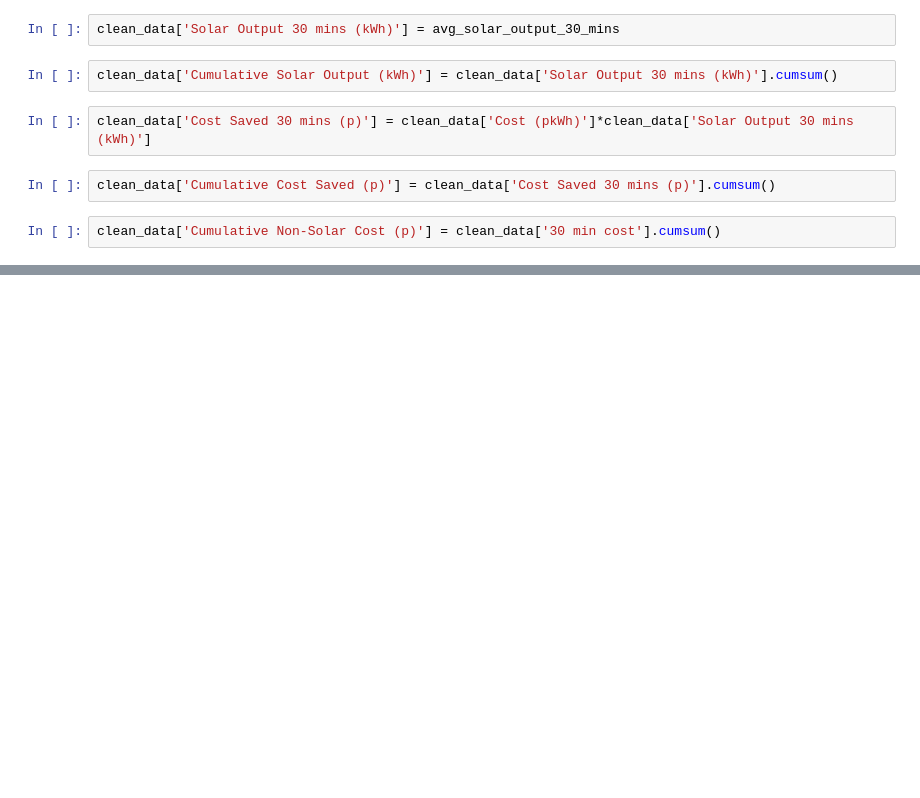
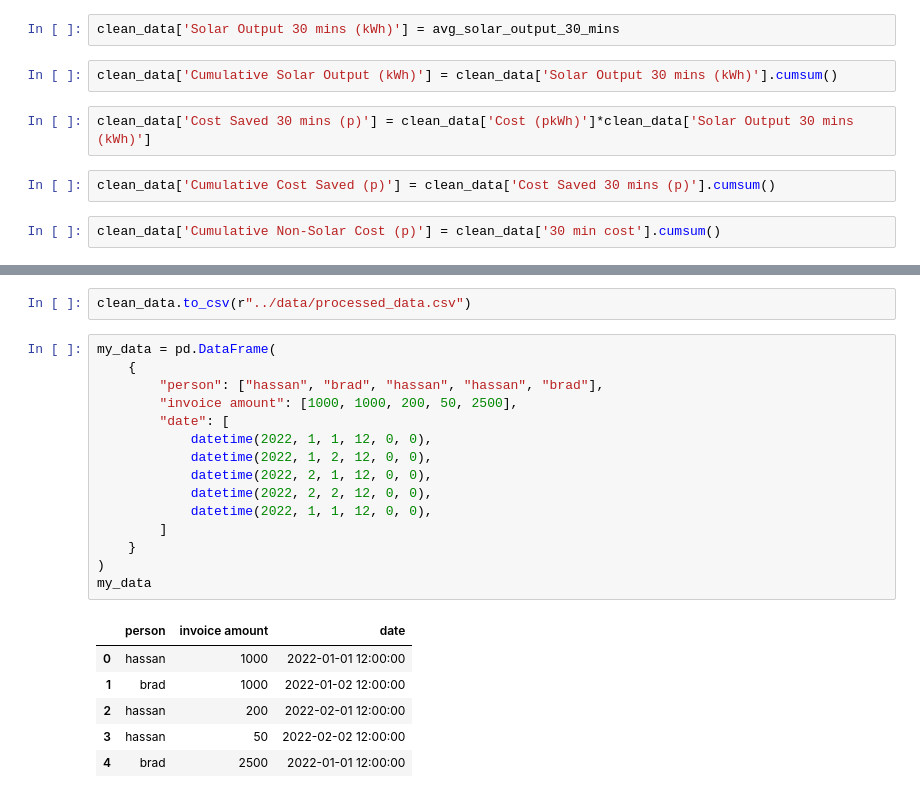
Before and after one commit to HassanM08/uon-dsda-22-y2-group-project-team-1, a Jupyter notebook: smart_meter_consumption/notebooks/Data_Investigation.ipynb, the cells around one changed output, grey strips where cells are left out. Saved outputs shown, nothing was run; the diff lists cells and outputs as text; blank space fills up the shorter version.

```diff
--- a/smart_meter_consumption/notebooks/Data_Investigation.ipynb
+++ b/smart_meter_consumption/notebooks/Data_Investigation.ipynb
@@ -205,0 +202,24 @@ AttributeError: module 'pandas' has no attribute 'to_csv'
+# %%
+clean_data.to_csv(r"../data/processed_data.csv")
+# %%
+my_data = pd.DataFrame(
+    {
+        "person": ["hassan", "brad", "hassan", "hassan", "brad"],
+        "invoice amount": [1000, 1000, 200, 50, 2500],
+        "date": [
+            datetime(2022, 1, 1, 12, 0, 0),
+            datetime(2022, 1, 2, 12, 0, 0),
+            datetime(2022, 2, 1, 12, 0, 0),
+            datetime(2022, 2, 2, 12, 0, 0),
+            datetime(2022, 1, 1, 12, 0, 0),
+        ]
+    }
+)
+my_data
+# %% [output]
+|  | person | invoice amount | date |
+| 0 | hassan | 1000 | 2022-01-01 12:00:00 |
+| 1 | brad | 1000 | 2022-01-02 12:00:00 |
+| 2 | hassan | 200 | 2022-02-01 12:00:00 |
+| 3 | hassan | 50 | 2022-02-02 12:00:00 |
+| 4 | brad | 2500 | 2022-01-01 12:00:00 |
```
Also changed, not shown: parts of 6 cells of this notebook.
